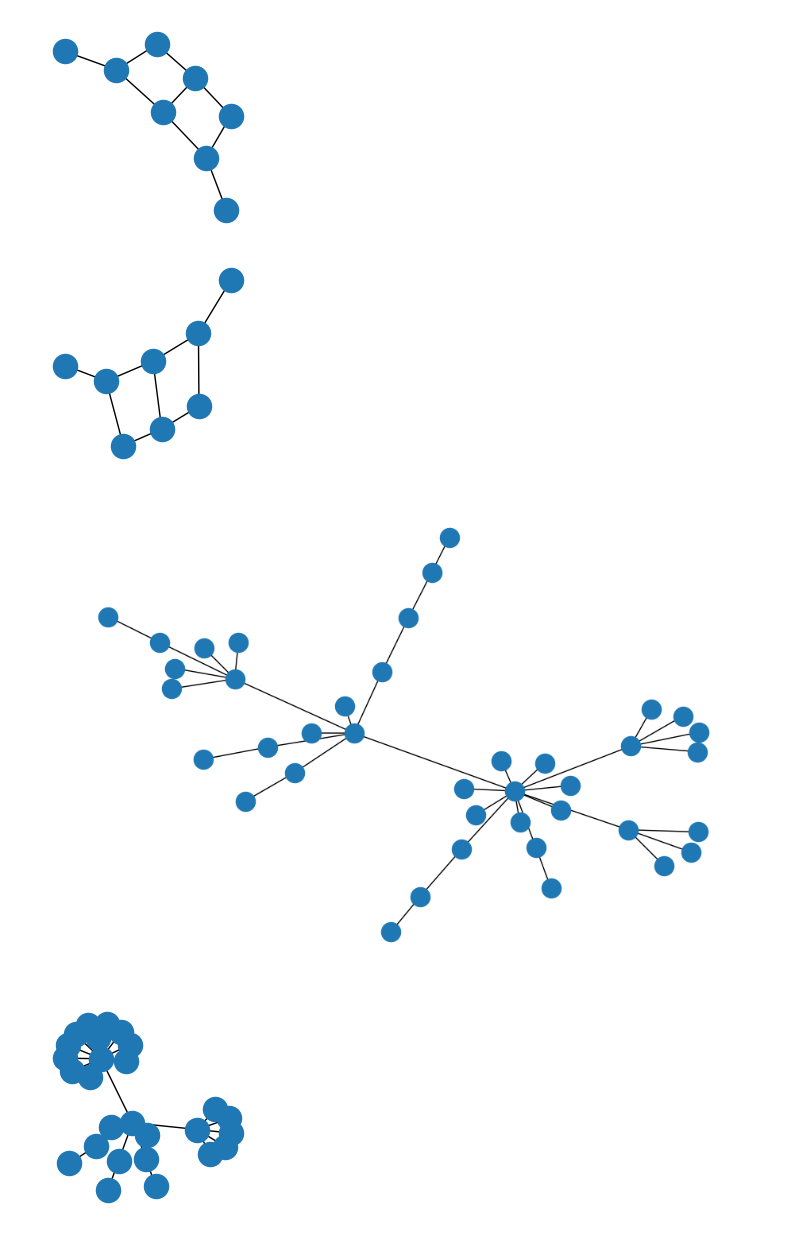
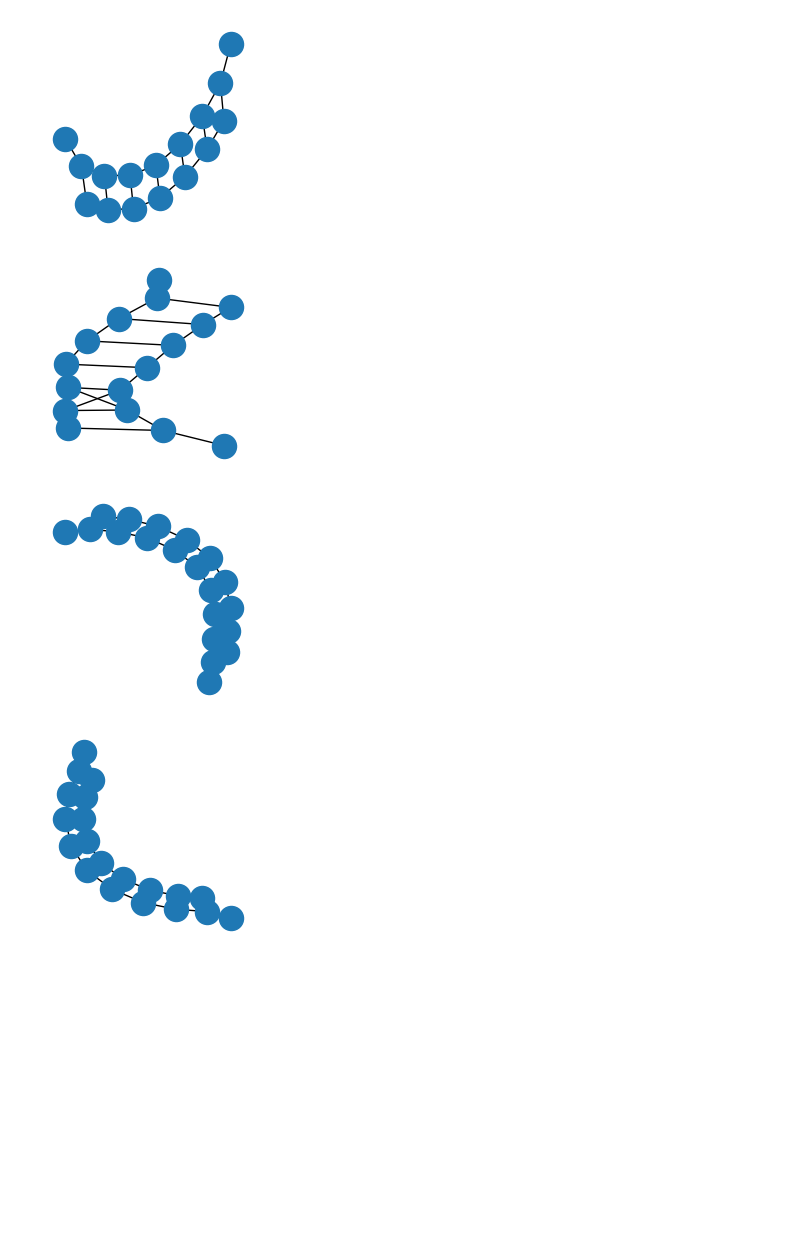
Before and after one commit to Joeri-G/Ant, a Jupyter notebook: experiments/submarkets.ipynb, the cells around one changed output. Cells and saved outputs as stored; diff of their text form; code cells hidden in the pictures; blank space fills up the shorter version.

Commit message:
graphics I sent to Giorgios

```diff
--- a/experiments/submarkets.ipynb
+++ b/experiments/submarkets.ipynb
@@ -29,7 +29,7 @@ ks = [
 graphs = {
     "Ladder": nx.circular_ladder_graph(int(market_size / 2)),
     "Scale-free": nx.barabasi_albert_graph(market_size, 1, seed=graph_seed),
-    # "Small-World": nx.watts_strogatz_graph(market_size, int(market_size / 2), 0.05, seed=graph_seed),
+    "Small-World": nx.watts_strogatz_graph(market_size, int(market_size / 2), 0.05, seed=graph_seed),
     "Caveman": nx.connected_caveman_graph(int(market_size / cavement_div), cavement_div)
 }
 
@@ -90,15 +90,15 @@ WARNING: Subgraph is over 10% of parent graph (27/40)
 WARNING: Subgraph is over 10% of parent graph (27/40)
 WARNING: Subgraph is over 10% of parent graph (30/40)
 # %%
-agent_indices = np.array([4, 12, 23, 37])
+agent_indices = np.array([0, 1, 2, 3])
 
 k_filter = [
     1,
-#    2,
+    2,
     3,
-    4,
-    5,
-    6
+    # 4,
+    # 5,
+    # 6
 ]
 
 for graph_type in markets.keys():
@@ -108,8 +108,9 @@ for graph_type in markets.keys():
     for market in markets[graph_type]:
         if market["agent_strategy"] == "Optimizer" and market["k"] not in k_filter:
             print(f"k={market['k']}")
+            # plt.subplots(2, 2)
             for agent in market["market"].agents[agent_indices]:
                 plt.figure(figsize=(2, 2))
                 nx.draw(agent.submarket.graph)
-                plt.draw()
+            plt.draw()
 # %% [output]
@@ -122,4 +132,4 @@ k=2
-[figure, old version]
+[figure, new version]
-[figure, old version]
+[figure, new version]
-[figure, old version]
+[figure, new version]
-[figure, old version]
+[figure, new version]
```
Also changed, not shown: parts of 2 cells of this notebook, 1 other file.
